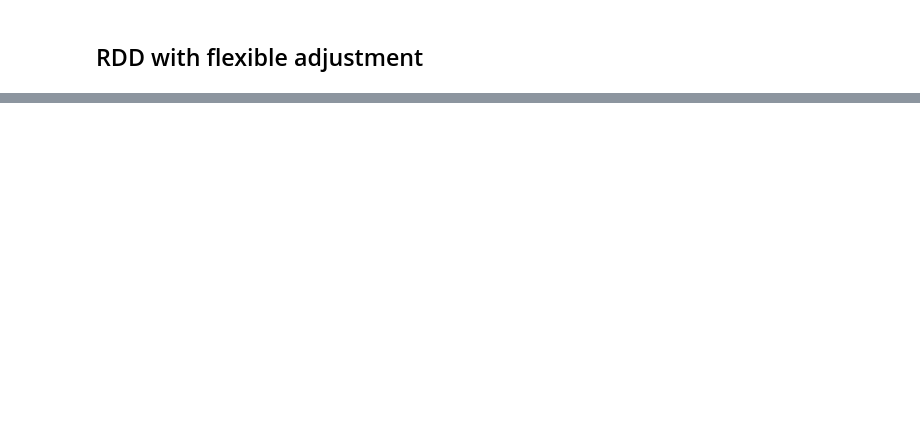
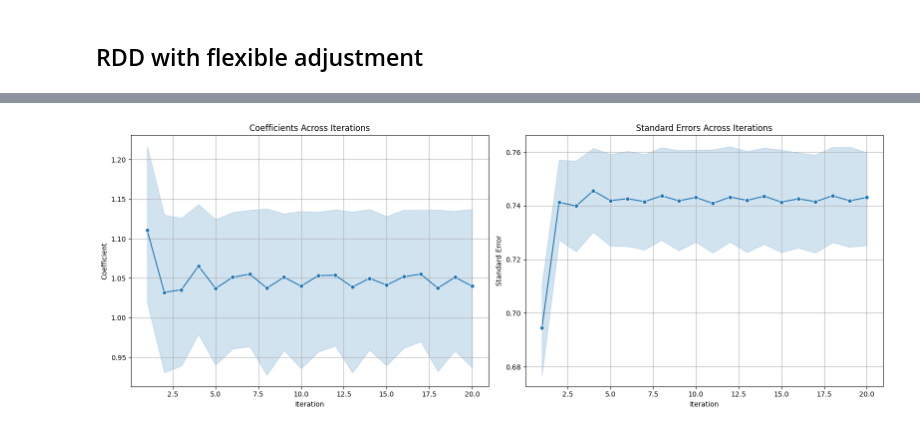
Before and after one commit to DoubleML/doubleml-rdflex, a Jupyter notebook: doubleml/rdd/notebooks/example_nb_v01.ipynb, the cells around one changed output, grey strips where cells are left out. Drawn from its saved outputs; the diff is of its cells as text; code cells hidden in the pictures; blank space fills up the shorter version.

Commit message:
add comparison over repetitions

```diff
--- a/doubleml/rdd/notebooks/example_nb_v01.ipynb
+++ b/doubleml/rdd/notebooks/example_nb_v01.ipynb
@@ -165,0 +170,20 @@ Robust                 -        -    2.798   5.137e-03     [0.328, 1.863]
+# %%
+max_iterations = 20
+n_rep = 10
+
+ml_g = LGBMRegressor(n_estimators=100, learning_rate=0.01, verbose=-1)
+ml_m = LGBMClassifier(n_estimators=100, learning_rate=0.01, verbose=-1)
+
+rdflex_model = RDFlex(dml_data,
+                      ml_g,
+                      ml_m,
+                      n_folds=5,
+                      n_rep=n_rep)
+
+all_coefs = np.full((max_iterations, n_rep), np.nan)
+all_ses = np.full((max_iterations, n_rep), np.nan)
+
+for i_iteration, n_iterations in enumerate(range(1, max_iterations+1)):
+    rdflex_model.fit(n_iterations=n_iterations)
+    all_coefs[i_iteration, :] = rdflex_model.all_coef[0,:]
+    all_ses[i_iteration, :] = rdflex_model.all_se[0,:]
@@ -165,0 +205,35 @@ Robust                 -        -    2.798   5.137e-03     [0.328, 1.863]
+# %%
+import matplotlib.pyplot as plt
+import seaborn as sns
+
+
+iterations = np.repeat(range(1, max_iterations + 1), n_rep)
+repetitions = np.tile(range(1, n_rep + 1), max_iterations)
+data = {'Iteration': iterations, 'Repetition': repetitions, 'Coefficient': all_coefs.flatten(), 'SE': all_ses.flatten()}
+
+df = pd.DataFrame(data)
+
+# Create a figure with two subplots
+fig, axes = plt.subplots(nrows=1, ncols=2, figsize=(16, 6))
+
+# Plot for Coefficients
+sns.lineplot(x='Iteration', y='Coefficient', data=df, marker='o', ax=axes[0])
+axes[0].set_title('Coefficients Across Iterations')
+axes[0].set_xlabel('Iteration')
+axes[0].set_ylabel('Coefficient')
+axes[0].grid(True)
+
+# Plot for Standard Errors
+sns.lineplot(x='Iteration', y='SE', data=df, marker='o', ax=axes[1])
+axes[1].set_title('Standard Errors Across Iterations')
+axes[1].set_xlabel('Iteration')
+axes[1].set_ylabel('Standard Error')
+axes[1].grid(True)
+
+# Adjust layout to make room for titles and labels
+plt.tight_layout()
+
+# Show the plots
+plt.show()
+# %% [output]
+[figure, added]
```
Also changed, not shown: parts of 7 cells of this notebook.
